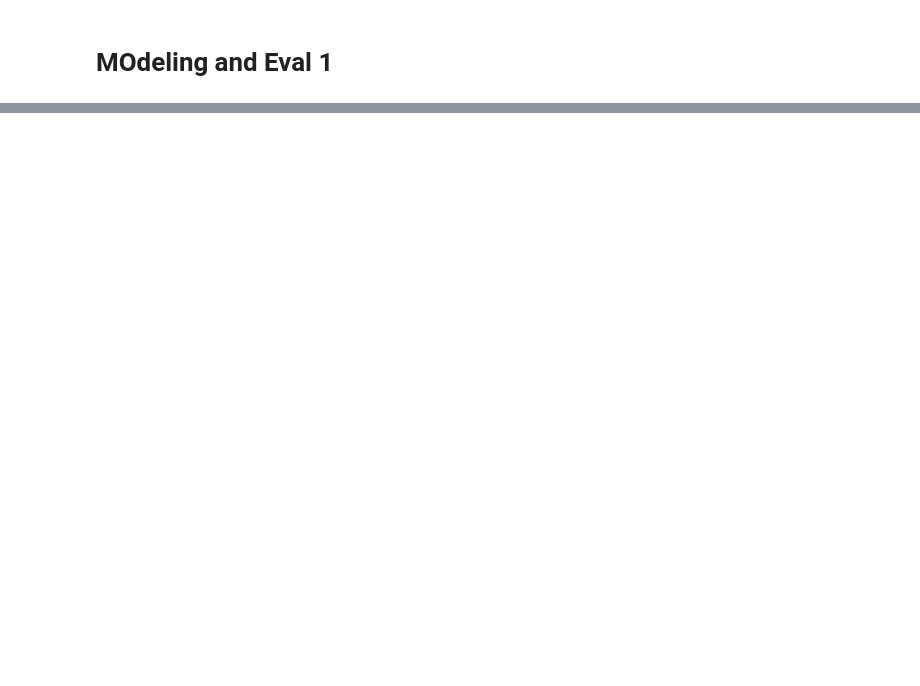
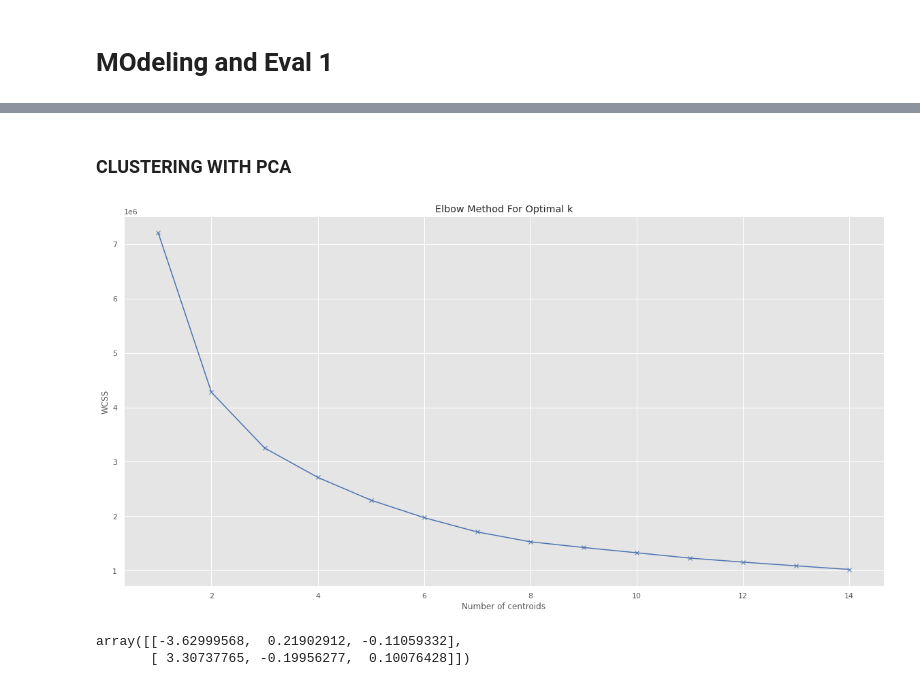
Before and after one commit to dclark18/MSDS_Capstone, a Jupyter notebook: CLUSTERING.ipynb, the cells around one changed output, grey strips where cells are left out. Cells and saved outputs as stored; diff of their text form; code cells hidden in the pictures; blank space fills up the shorter version.

```diff
--- a/CLUSTERING.ipynb
+++ b/CLUSTERING.ipynb
@@ -198,0 +231,3 @@ print('After OverSampling, the shape of train_y: {} \n'.format(y1_train_res.shap
+# %%
+X2.columns
+X1DF = pd.DataFrame(X1_train_res, columns =X2.columns)
@@ -198,0 +333,19 @@ print('After OverSampling, the shape of train_y: {} \n'.format(y1_train_res.shap
+# %% [markdown]
+### CLUSTERING WITH PCA
+# %%
+
+import matplotlib.pyplot as plt
+from sklearn.cluster import KMeans
+wcss = []
+K = range(1,15)
+for k in K:
+    km = KMeans(n_clusters=k)
+    km = km.fit(projected)
+    wcss.append(km.inertia_)
+plt.plot(K, wcss, 'bx-')
+plt.xlabel('Number of centroids')
+plt.ylabel('WCSS')
+plt.title('Elbow Method For Optimal k')
+plt.show()
+# %% [output]
+[figure, added]
@@ -198,0 +372,5 @@ print('After OverSampling, the shape of train_y: {} \n'.format(y1_train_res.shap
+# %%
+centers
+# %% [output]
+array([[-3.62999568,  0.21902912, -0.11059332],
+       [ 3.30737765, -0.19956277,  0.10076428]])
```
Also changed, not shown: parts of 26 cells of this notebook.
